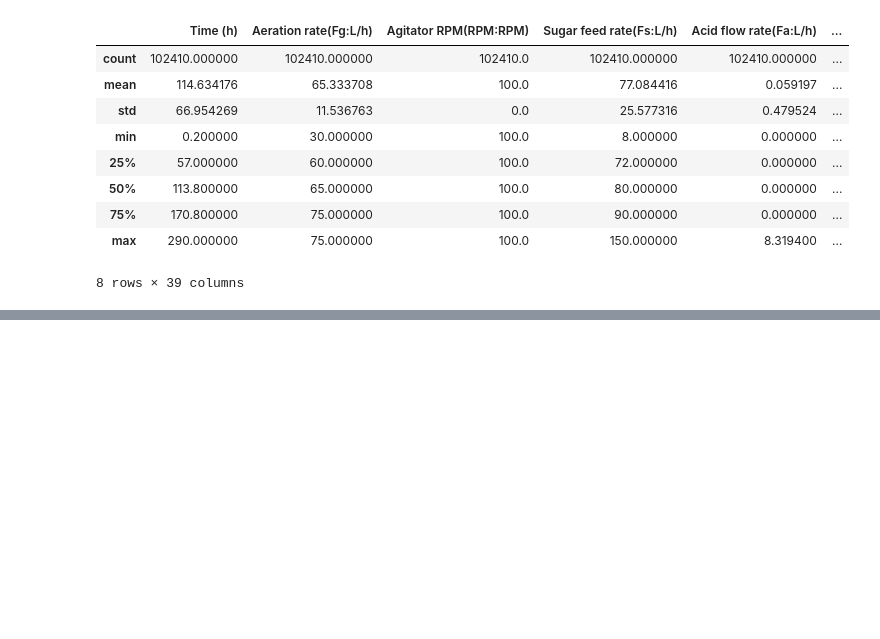
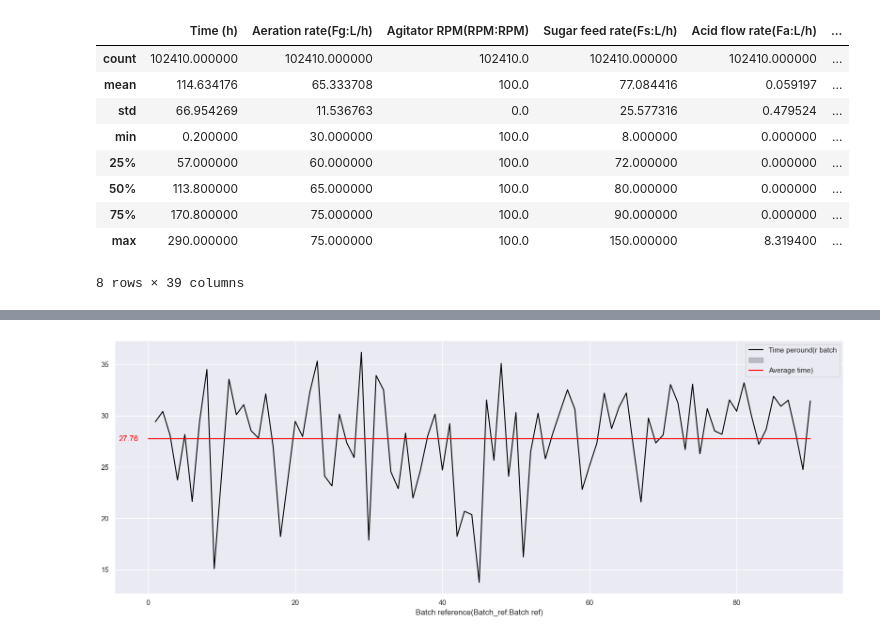
Before and after one commit to Juandhb99/IndPenSim-Analysis, a Jupyter notebook: code/EDA_penicilin.ipynb, the cells around one changed output, grey strips where cells are left out. Saved outputs shown, nothing was run; the diff lists cells and outputs as text; code cells hidden in the pictures; blank space fills up the shorter version.

```diff
--- a/code/EDA_penicilin.ipynb
+++ b/code/EDA_penicilin.ipynb
@@ -153,0 +190,4 @@ plt.show()
+# %%
+batch_graph('Penicillin concentration(P:g/L)', 27.5)
+# %% [output]
+[figure, added]
```
Also changed, not shown: parts of 19 cells of this notebook.
